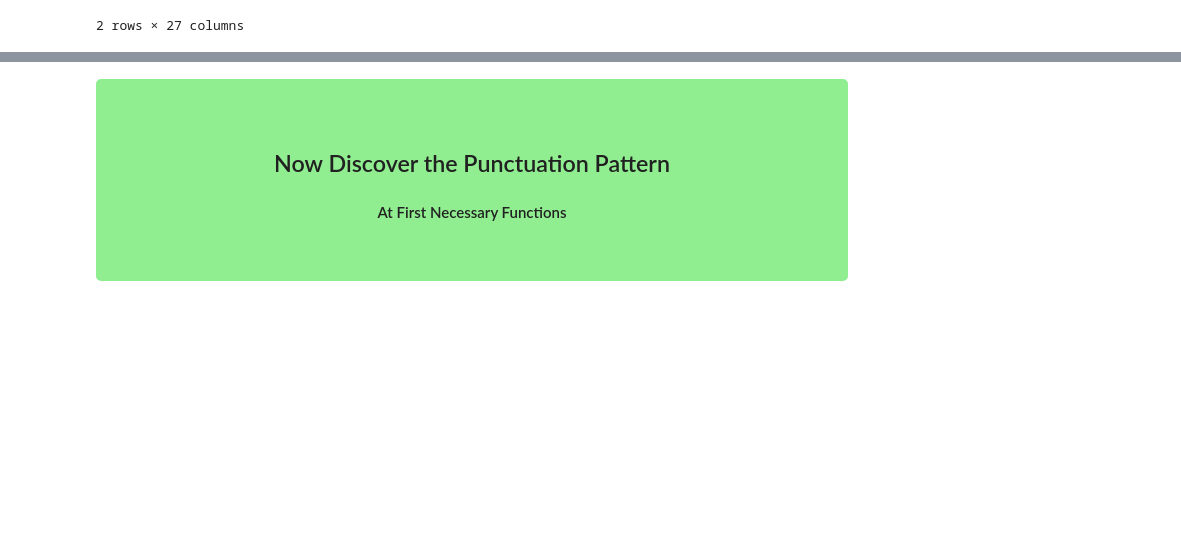
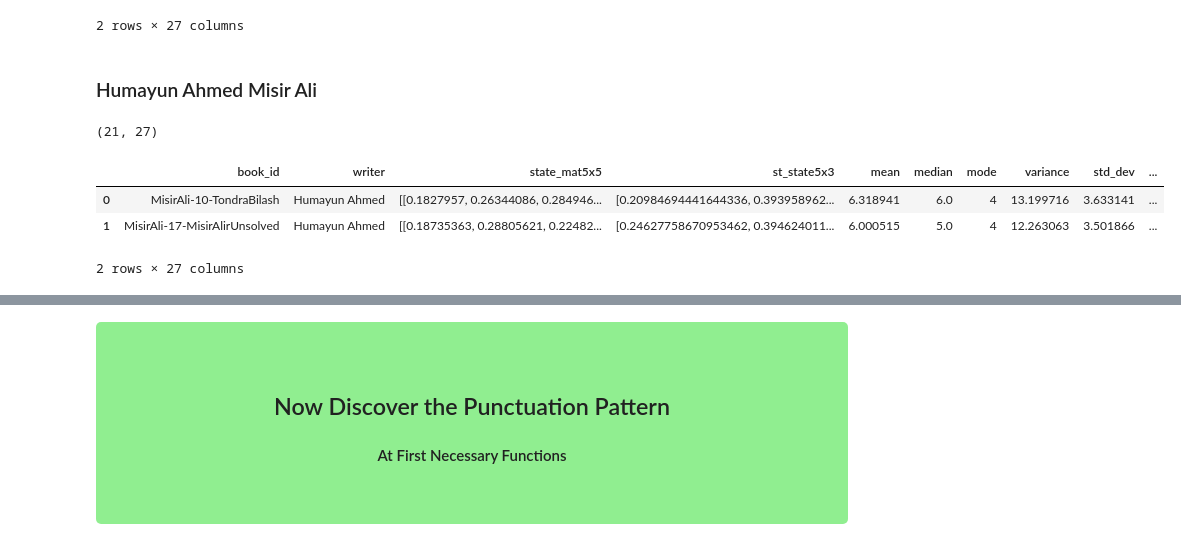
Before and after one commit to oitik/Harun-SIr, a Jupyter notebook: redefined-paper3-code.ipynb, the cells around one changed output, grey strips where cells are left out. Drawn from its saved outputs; the diff is of its cells as text; code cells hidden in the pictures; blank space fills up the shorter version.

```diff
--- a/redefined-paper3-code.ipynb
+++ b/redefined-paper3-code.ipynb
@@ -273,6 +286,6 @@ Number Of Books HA = 21
 paths = []
 for dirname, _, filenames in os.walk('/kaggle/input/bookscollection/Feluda all copy'):
     for filename in filenames:
-        paths.append(os.path.join(dirname, filename))
+        paths.append(os.path.join(filename))
 paths[:10]
 # %% [output]
@@ -793,6 +806,7 @@ def book_list(path):
 sr_book_list = book_list('/kaggle/input/bookscollection/Feluda all copy')
 rt_book_list = book_list('/kaggle/input/bookscollection/Rabindranath_Novels_all')
 ha_book_list = book_list('/kaggle/input/bookscollection/Himu_all')
+ma_book_list = book_list('/kaggle/input/bookscollection/Misir_Ali_all')
 # %% [markdown]
 ### First For Satyajit Ray
 # %%
@@ -997,4 +1011,61 @@ hadata.head(2)
 | 0 | EkjonHimuoKoektiJijhipoka(1999) | Humayun Ahmed | [[0.17688679, 0.29481132, 0.23584... | [0.24521184082087213, 0.358966917... | 6.351841 | 6.0 | 4 | 15.316102 | 3.913579 | ... |
 | 1 | dorojar_opashe(1992) | Humayun Ahmed | [[0.12571429, 0.30857143, 0.25142... | [0.19451509017379529, 0.414373823... | 6.305803 | 6.0 | 4 | 11.763472 | 3.429792 | ... |
 2 rows × 27 columns
+# %% [markdown]
+### Humayun Ahmed Misir Ali
+# %%
+madata = pd.DataFrame(
+{
+    'book_id' : ma_book_list,
+    'writer': 'Humayun Ahmed',
+})
+
+for value in states_n_dif:
+    states = value[0]
+    d = value[1]
+
+    means = []
+    medians = []
+    modes = []
+    variances = []
+    std_devs = []
+
+    for i in range(len(lenarr4)):
+        # means
+        means.append(statistics.mean(lenarr4[i]))
+        # median
+        medians.append(statistics.median(lenarr4[i]))
+        # mode
+        mode_data = Counter(lenarr4[i])
+        modes.append(mode_data.most_common(1)[0][0])
+        # variance
+        variances.append(statistics.variance(lenarr4[i]))
+        # std deviation
+        std_devs.append(statistics.stdev(lenarr4[i]))
+
+    st_matArr4 = []
+    for i in range(len(lenarr4)):
+        st_matArr4.append(stationary_state(showA(lenarr4[i], states, d)))
+    state_mat4 = []
+    for i in range(len(lenarr4)):
+        state_mat4.append(showA(lenarr4[i], states, d))
+
+    madata[f'state_mat{states}x{states}'] = state_mat4
+    madata[f'st_state{states}x{d}'] = st_matArr4
+    madata['mean'] = means
+    madata['median'] = medians
+    madata['mode'] = modes
+    madata['variance'] = variances
+    madata['std_dev'] = std_devs
+
+print(madata.shape)
+# %% [output]
+(21, 27)
+# %%
+madata.head(2)
+# %% [output]
+|  | book_id | writer | state_mat5x5 | st_state5x3 | mean | median | mode | variance | std_dev | ... |
+| 0 | MisirAli-10-TondraBilash | Humayun Ahmed | [[0.1827957, 0.26344086, 0.284946... | [0.20984694441644336, 0.393958962... | 6.318941 | 6.0 | 4 | 13.199716 | 3.633141 | ... |
+| 1 | MisirAli-17-MisirAlirUnsolved | Humayun Ahmed | [[0.18735363, 0.28805621, 0.22482... | [0.24627758670953462, 0.394624011... | 6.000515 | 5.0 | 4 | 12.263063 | 3.501866 | ... |
+2 rows × 27 columns
 # %%
```
Also changed, not shown: parts of 46 cells of this notebook.
